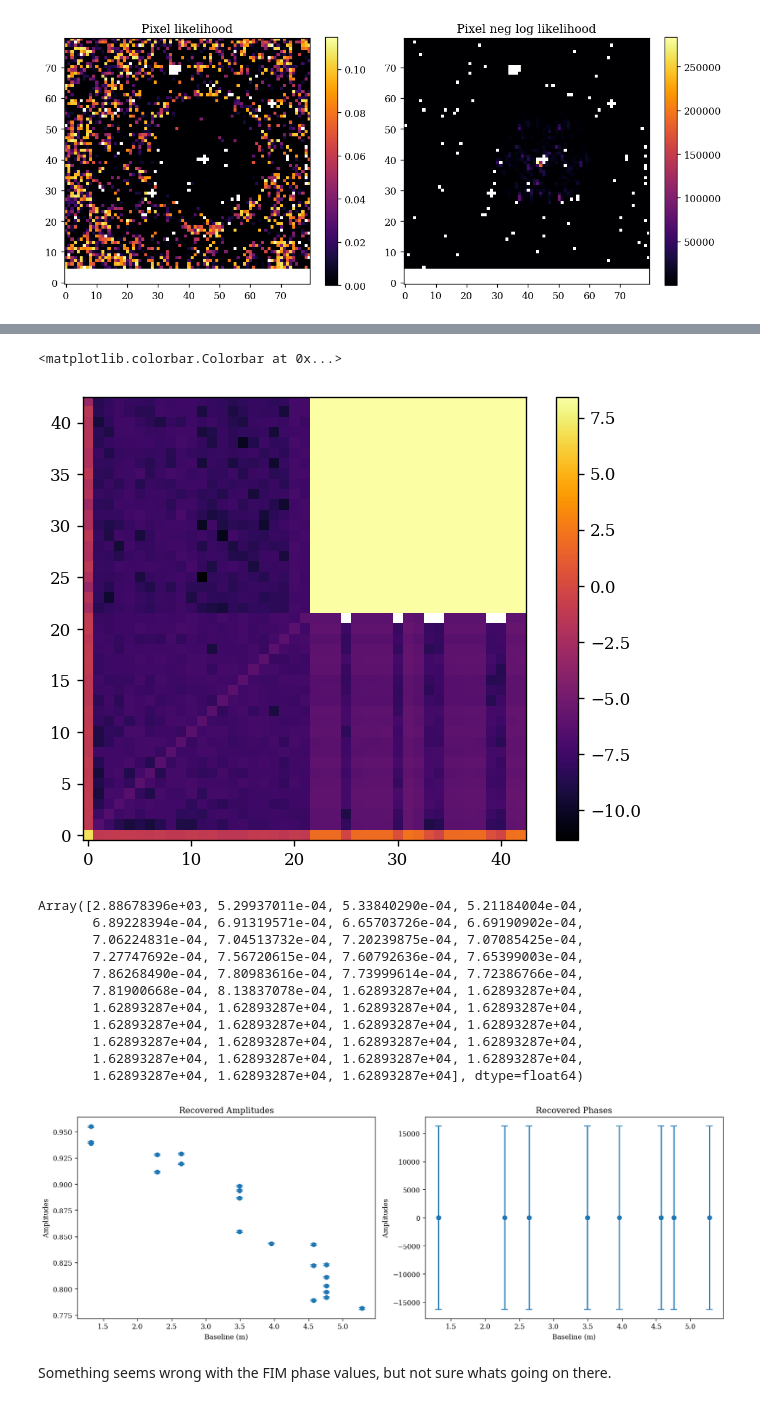
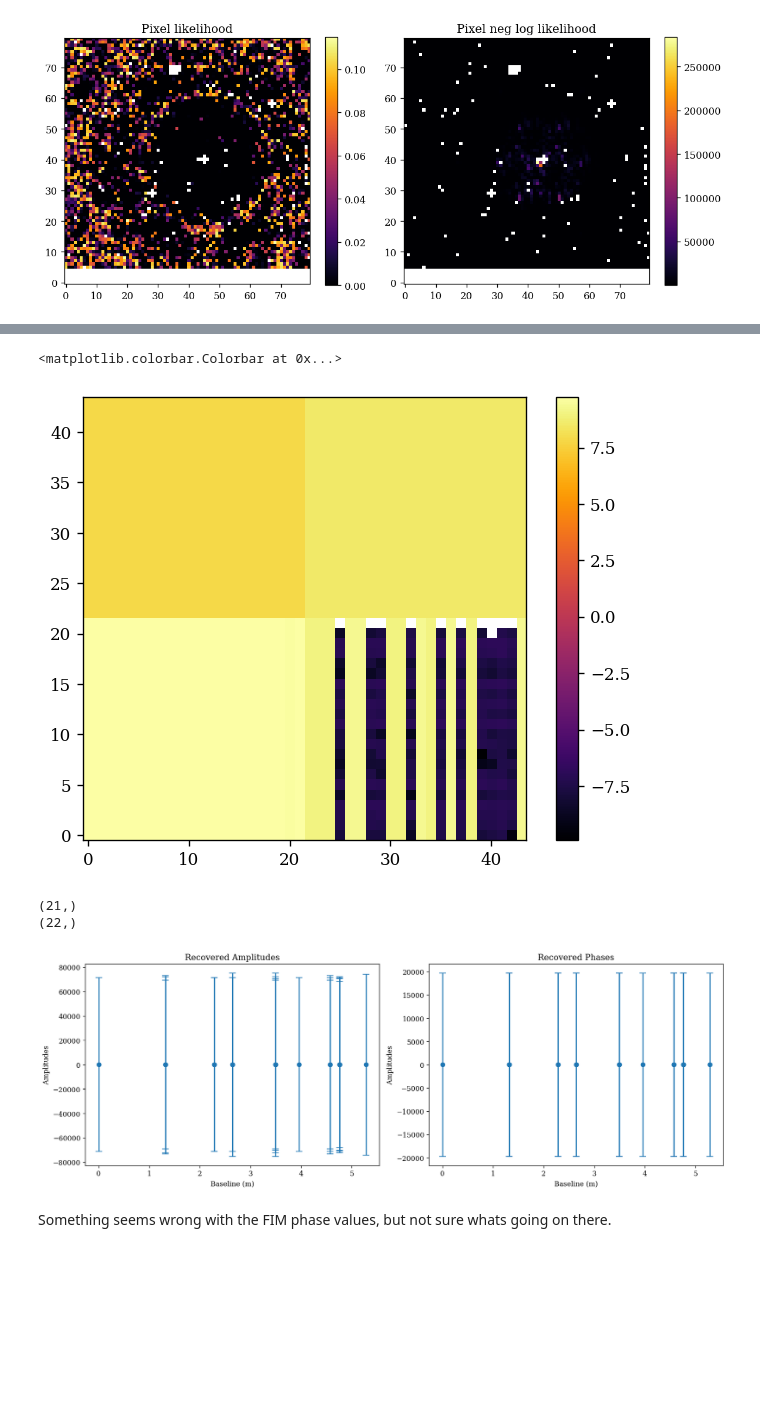
Before and after one commit to LouisDesdoigts/differentiable_interferometry, a Jupyter notebook: ABDOR_vis_fit.ipynb, the cells around one changed output, grey strips where cells are left out. Drawn from its saved outputs; the diff is of its cells as text; code cells hidden in the pictures; blank space fills up the shorter version.

Commit message:
Updates ABDOR vis fit to include the dc term in amplitudes and phases, and uses it for normalisation

```diff
--- a/ABDOR_vis_fit.ipynb
+++ b/ABDOR_vis_fit.ipynb
@@ -416,13 +416,13 @@ plt.figure(figsize=(5 * rows, 4 * cols))
 # Lase value is always the DC term
 plt.subplot(cols, rows, 1)
 plt.title("DC term")
-plt.imshow(mono_masks[-1, cut, cut])  # dc term
+plt.imshow(mono_masks[0, cut, cut])  # dc term
 plt.colorbar()
 
 # The first half is each individual splodge, and the second half its complex conjugate
 for i in range(len(mono_masks) // 2):
-    m = mono_masks[i]
-    m_conj = mono_masks[i + 21]
+    m = mono_masks[i + 1]
+    m_conj = mono_masks[i + 22]
     mask_in = m + m_conj
     plt.subplot(cols, rows, i + 2)
     plt.title(f"Baseline: {i+1}")
@@ -583,19 +585,19 @@ import optax
 
 optimisers = [
     # Position
-    optax.sgd(3e-10),
+    optax.sgd(1e-10),
     # Flux
-    optax.sgd(3e6),
+    optax.sgd(5e6),
     # Amplitudes
-    optax.sgd(3e-7),
+    optax.sgd(2.5e-8),
     # Phases
-    optax.sgd(4e-8),
+    optax.sgd(5e-8),
 ]
 
-pos_n = 10
-flux_n = 10
-ampl_n = 10
-phase_n = 100
+pos_n = 5
+flux_n = 5
+ampl_n = 0
+phase_n = 90
 # vis_n = 50
 
 model = refresh_model(tel, source)
@@ -608,6 +610,7 @@ with tqdm(range(pos_n + flux_n + ampl_n + phase_n), desc="Loss") as t:
     for i in t:
         # calculate the loss and gradient
         loss, grads = loss_fn(model, im, err)
+        loss *= loss_scale
 
         # Manually apply a lr schedule
         if i < pos_n:
@@ -629,7 +632,7 @@ with tqdm(range(pos_n + flux_n + ampl_n + phase_n), desc="Loss") as t:
         models_out.append(model)
         losses.append(loss)
 
-        t.set_description("Loss %.2f" % (loss * loss_scale))  # update the progress bar
+        t.set_description("Loss %.2f" % (loss))  # update the progress bar
 # %%
 loss, grads.get(params)
 # %% [output]
@@ -808,55 +811,48 @@ plt.show()
 # %%
-llike_fn = lambda model: loglike_fn(model, im, err).sum()
+llike_fn = lambda model: -loglike_fn(model, im, err).sum()
 
-cov_params = ["flux", "amplitudes", "phases"]
+# cov_params = ["flux", "position", "amplitudes", "phases"]
+cov_params = ["amplitudes", "phases"]
 cov = zdx.covariance_matrix(models_out[-1], cov_params, llike_fn)
 stds = np.abs(np.diag(cov)) ** 0.5
-N = model.source.N
-ampl_err = stds[-2 * N : -N]
-phase_err = stds[-N:]
+# %%
+N = model.source.N + 1 # +1 for dc term
+ampl_err = stds[-2 * N : -N]
+phase_err = stds[-N:]
 # %%
 plt.imshow(np.log10(np.abs(cov)))
 plt.colorbar()
 # %% [output]
 <matplotlib.colorbar.Colorbar at 0x...>
-[figure, old version]
+[figure, new version]
-# %%
-stds
-# %% [output]
-Array([2.88678396e+03, 5.29937011e-04, 5.33840290e-04, 5.21184004e-04,
-       6.89228394e-04, 6.91319571e-04, 6.65703726e-04, 6.69190902e-04,
-       7.06224831e-04, 7.04513732e-04, 7.20239875e-04, 7.07085425e-04,
-       7.27747692e-04, 7.56720615e-04, 7.60792636e-04, 7.65399003e-04,
-       7.86268490e-04, 7.80983616e-04, 7.73999614e-04, 7.72386766e-04,
-       7.81900668e-04, 8.13837078e-04, 1.62893287e+04, 1.62893287e+04,
-       1.62893287e+04, 1.62893287e+04, 1.62893287e+04, 1.62893287e+04,
-       1.62893287e+04, 1.62893287e+04, 1.62893287e+04, 1.62893287e+04,
-       1.62893287e+04, 1.62893287e+04, 1.62893287e+04, 1.62893287e+04,
-       1.62893287e+04, 1.62893287e+04, 1.62893287e+04, 1.62893287e+04,
-       1.62893287e+04, 1.62893287e+04, 1.62893287e+04], dtype=float64)
 # %%
 from lib import pairwise_vectors
 
 hbls = pairwise_vectors(holes)
 bls_r = np.array(np.hypot(hbls[:, 0], hbls[:, 1]))
+print(bls_r.shape)
+bls_r = np.concatenate([np.zeros(1), bls_r])
+print(bls_r.shape)
 
 plt.figure(figsize=(14, 5))
 plt.subplot(1, 2, 1)
 plt.title("Recovered Amplitudes")
 plt.errorbar(bls_r, model.amplitudes, yerr=ampl_err, fmt="o", capsize=5)
 # plt.errorbar(bls_r[1:], model.amplitudes[1:], yerr=ampl_err[1:], fmt="o", capsize=5)
 plt.ylabel("Amplitudes")
 plt.xlabel("Baseline (m)")
 
 plt.subplot(1, 2, 2)
 plt.title("Recovered Phases")
 plt.errorbar(bls_r, model.phases, yerr=phase_err, fmt="o", capsize=5)
 plt.ylabel("Amplitudes")
 plt.xlabel("Baseline (m)")
 
 plt.tight_layout()
 plt.show()
 # %% [output]
+(21,)
+(22,)
-[figure, old version]
+[figure, new version]
 # %% [markdown]
 Something seems wrong with the FIM phase values, but not sure whats going on there.
```
Also changed, not shown: parts of 8 cells of this notebook, 1 other file.
